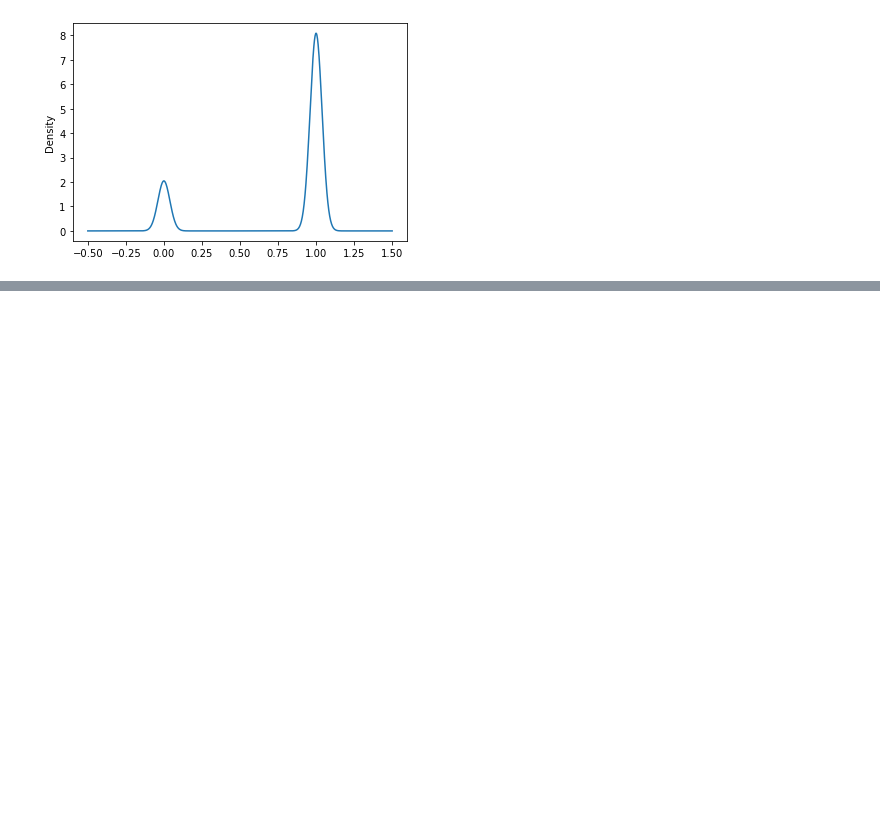
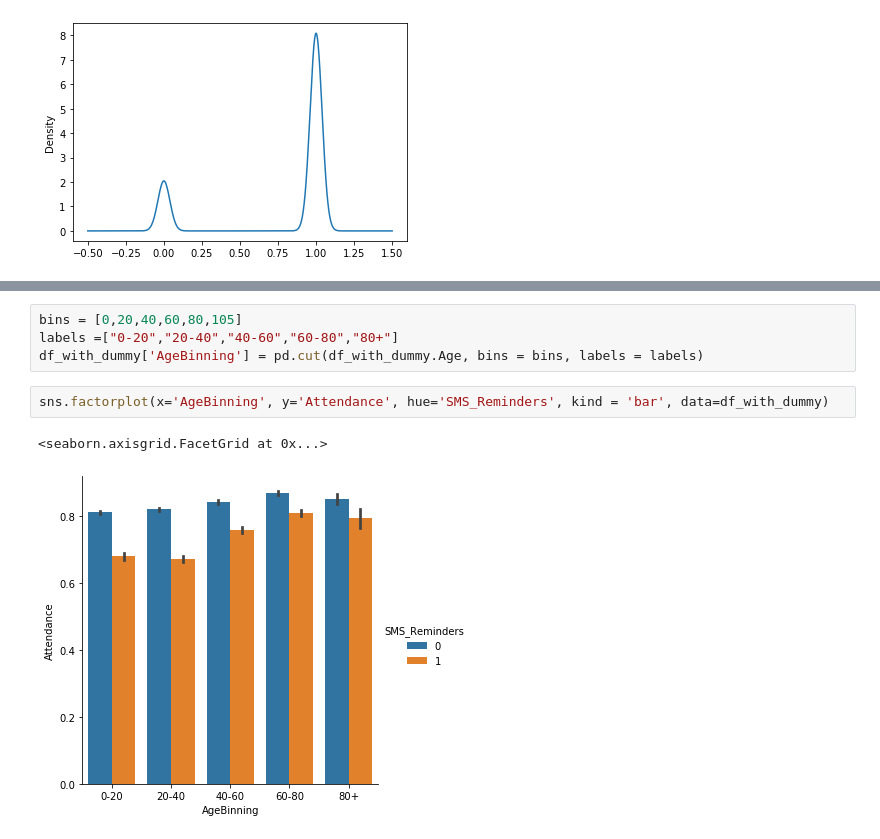
Before and after one commit to JordanPhilipMeyer/PatientNoShow, a Jupyter notebook: PredictNoShow.ipynb, the cells around one changed output, grey strips where cells are left out. Saved outputs shown, nothing was run; the diff lists cells and outputs as text; blank space fills up the shorter version.

```diff
--- a/PredictNoShow.ipynb
+++ b/PredictNoShow.ipynb
@@ -676,0 +689,9 @@ sns.factorplot(x='ApptFreq', y='Attendance', col='SMS_Reminders', kind = 'bar',
+# %%
+bins = [0,20,40,60,80,105]
+labels =["0-20","20-40","40-60","60-80","80+"]
+df_with_dummy['AgeBinning'] = pd.cut(df_with_dummy.Age, bins = bins, labels = labels)
+# %%
+sns.factorplot(x='AgeBinning', y='Attendance', hue='SMS_Reminders', kind = 'bar', data=df_with_dummy)
+# %% [output]
+<seaborn.axisgrid.FacetGrid at 0x...>
+[figure, added]
```
Also changed, not shown: parts of 13 cells of this notebook.
